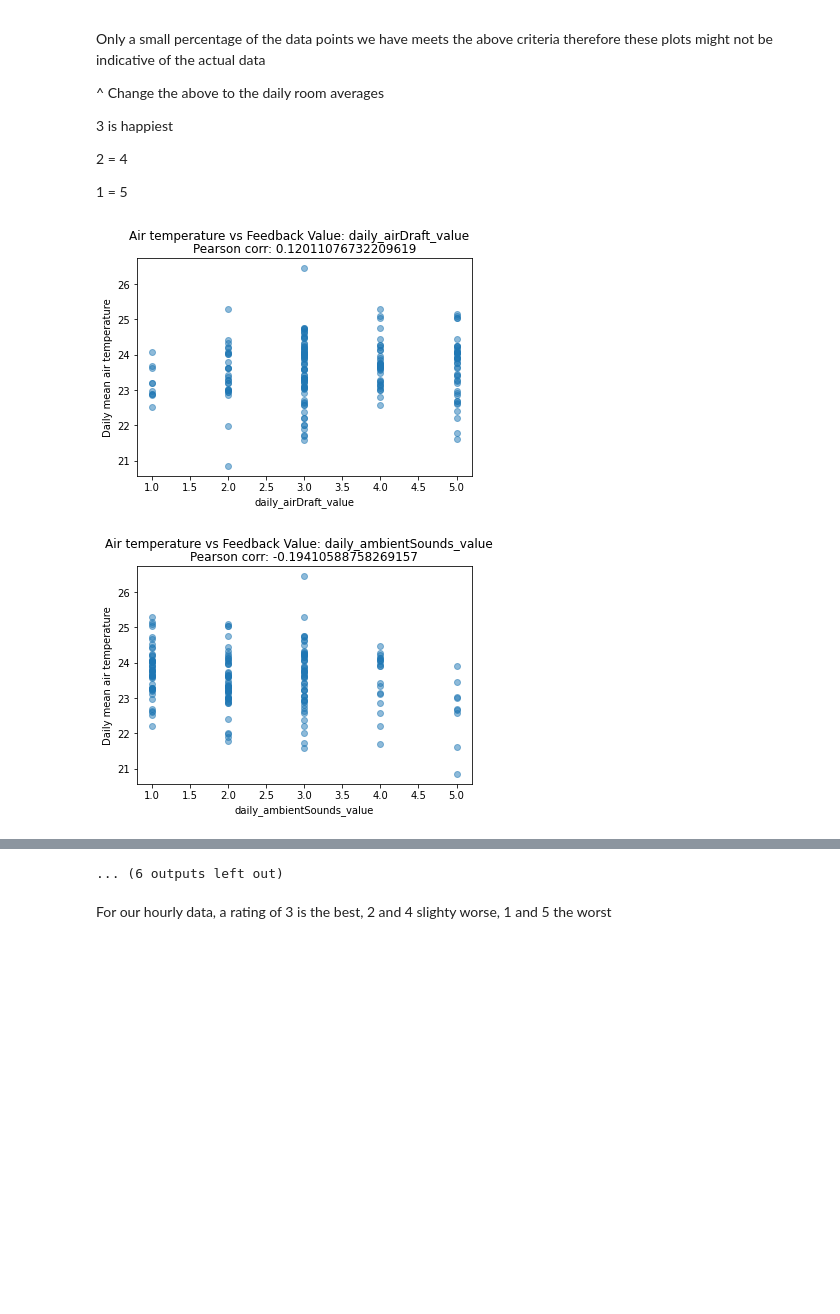
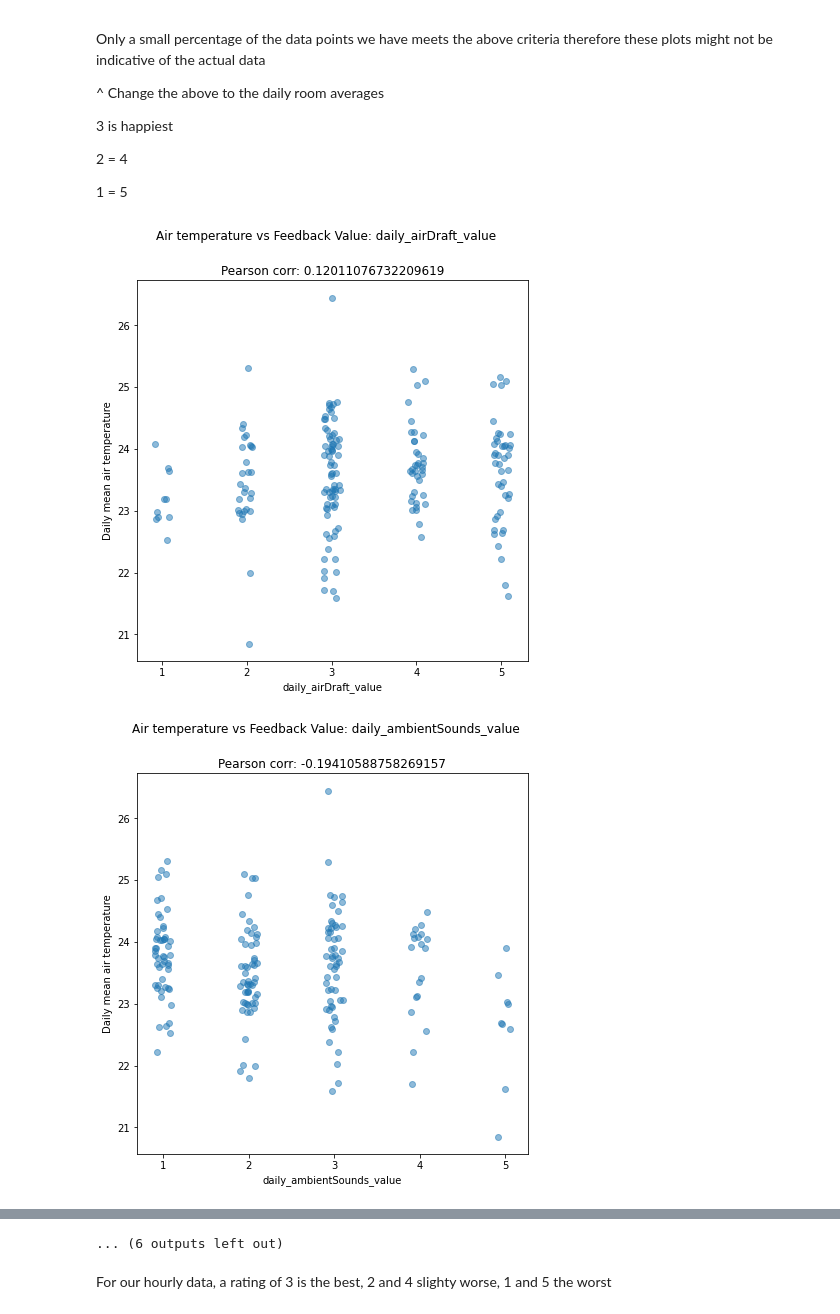
Before and after one commit to tug-cps/SchoolFeedback, a Jupyter notebook: notebooks/trends_data.ipynb, the cells around one changed output, grey strips where cells are left out. Drawn from its saved outputs; the diff is of its cells as text; code cells hidden in the pictures; blank space fills up the shorter version.

Commit message:
added jitter of 0.1 to plots

```diff
--- a/notebooks/trends_data.ipynb
+++ b/notebooks/trends_data.ipynb
@@ -197,33 +197,39 @@ def get_max_past_hour_value(timestamp,room,type='temp'):
     return room_data['value'].max()
 # %%
 type_dict = {'temp':"temperature",'qual':"quality"}
+# %%
+def Jitter(values, jitter):
+    n = len(values)
+    return np.random.uniform(-jitter, +jitter, n) + values
+# %%
+plt.rcParams["figure.figsize"] = (7,7)
 # %%
 for type in ['temp','qual']:
 
     #for each feedback type
     for dataframe in [daily_airDraft_df,daily_ambientSounds_df,daily_artificialLight_df,daily_dayLight_df,daily_smell_df,daily_studentsAdherence_df,daily_studentsFocused_df,daily_studentsIrritated_df,daily_studentsMotivated_df]:
         #print(dataframe.columns)
         x = dataframe[dataframe.columns[1]] #feedback value
         y = []
 
         for timestamp, room in zip(dataframe[dataframe.columns[0]],dataframe[dataframe.columns[2]]): #0=timestamp, 2=roomName
             #max getting room air temp/qual for that room in the past hour
             y.append(get_daily_average_value(timestamp,room,type))
 
         plt.figure()
-        plt.scatter(x, y, alpha=0.5)
+        plt.scatter(Jitter(x,0.1), y, alpha=0.5)
 
         plt.suptitle("Air "+type_dict[type] + " vs Feedback Value: "+ dataframe.columns[1])
 
 
         #dropping nan values and calculating correlation between x and y
         plt.title("Pearson corr: "+str(pd.DataFrame({"x":x, 'y':y}).dropna().corr(method='pearson')['x']['y']))
 
         plt.xlabel(dataframe.columns[1])
         plt.ylabel("Daily mean air "+type_dict[type])
 
         plt.savefig("../plots/room_air_"+type+"/"+dataframe.columns[1]+".png")
         plt.show()
 # %% [output]
-[figure, old version]
+[figure, new version]
-[figure, old version]
+[figure, new version]
```
Also changed, not shown: parts of 4 cells of this notebook, 57 other files.
